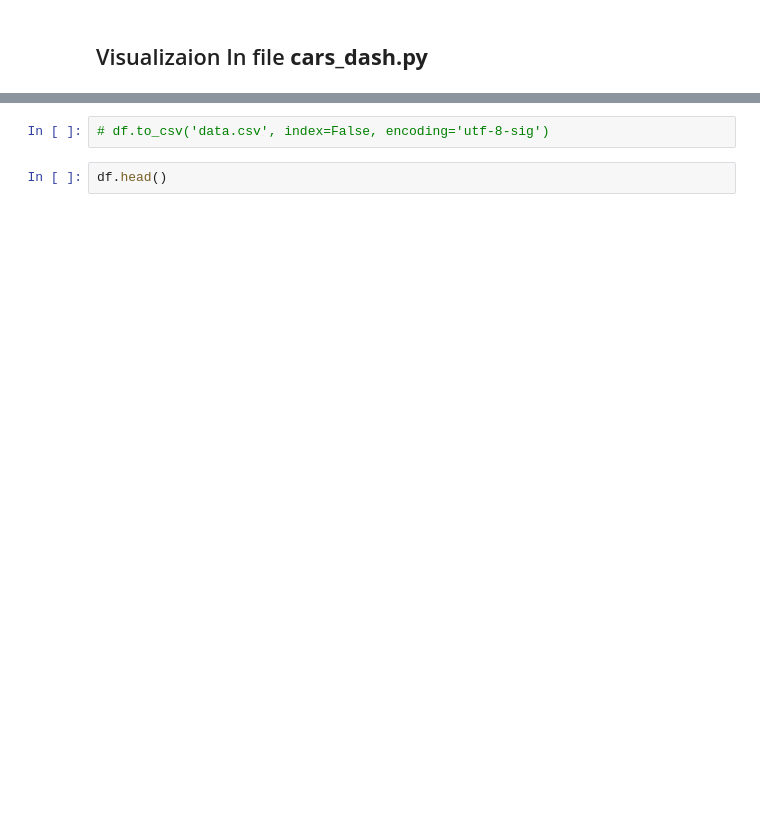
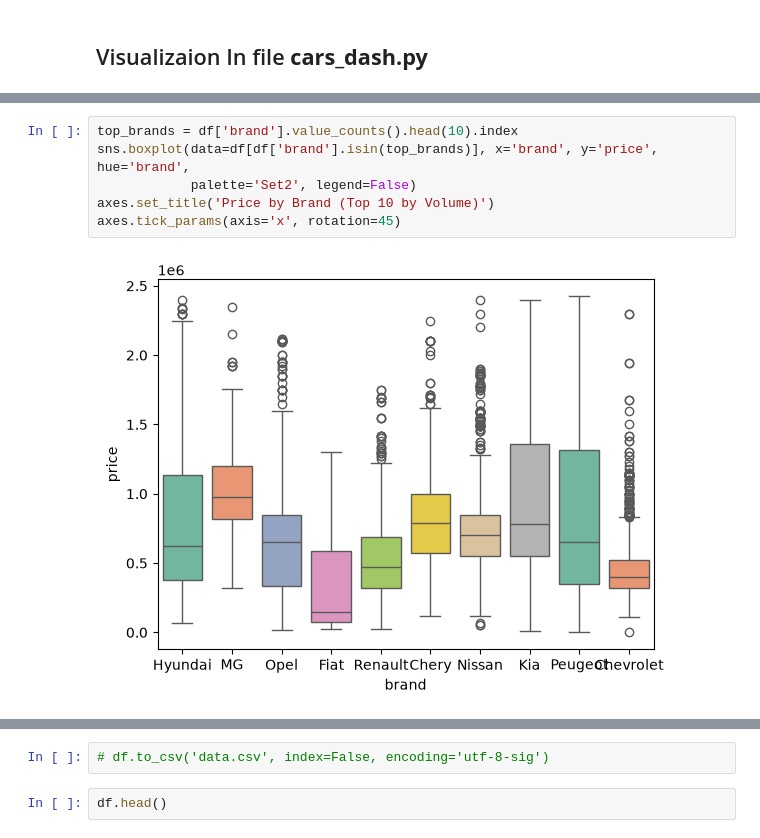
Before and after one commit to hisham5alil/NTI-final-project, a Jupyter notebook: cars.ipynb, the cells around one changed output, grey strips where cells are left out. Saved outputs shown, nothing was run; the diff lists cells and outputs as text; blank space fills up the shorter version.

```diff
--- a/cars.ipynb
+++ b/cars.ipynb
@@ -208,0 +229,8 @@ for b in sorted(df['price_bin'].dropna().unique()):
+# %%
+top_brands = df['brand'].value_counts().head(10).index
+sns.boxplot(data=df[df['brand'].isin(top_brands)], x='brand', y='price', hue='brand',
+            palette='Set2', legend=False)
+axes.set_title('Price by Brand (Top 10 by Volume)')
+axes.tick_params(axis='x', rotation=45)
+# %% [output]
+[figure, added]
```
Also changed, not shown: parts of 18 cells of this notebook, 3 other files.
